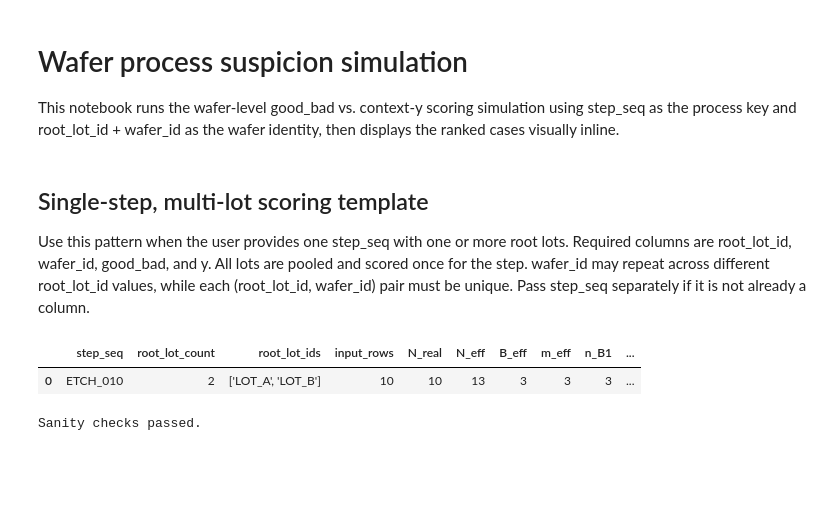
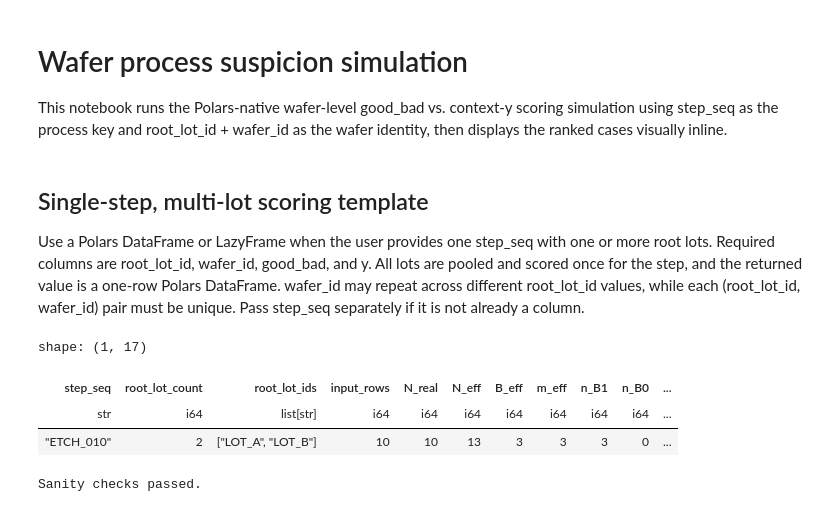
Before and after one commit to sgp105/scratch_finder, a Jupyter notebook: wafer_process_suspicion_sim.ipynb, the cells around one changed output. Drawn from its saved outputs; the diff is of its cells as text; code cells hidden in the pictures; blank space fills up the shorter version.

Commit message:
Convert scoring pipeline to Polars

```diff
--- a/wafer_process_suspicion_sim.ipynb
+++ b/wafer_process_suspicion_sim.ipynb
@@ -1,7 +1,7 @@
 # %% [markdown]
 # Wafer process suspicion simulation
 
-This notebook runs the wafer-level good_bad vs. context-y scoring simulation using step_seq as the process key and root_lot_id + wafer_id as the wafer identity, then displays the ranked cases visually inline.
+This notebook runs the Polars-native wafer-level good_bad vs. context-y scoring simulation using step_seq as the process key and root_lot_id + wafer_id as the wafer identity, then displays the ranked cases visually inline.
 # %%
 %matplotlib inline
 
@@ -24,37 +24,28 @@ from wafer_process_suspicion_sim import (
 # %% [markdown]
 ## Single-step, multi-lot scoring template
 
-Use this pattern when the user provides one step_seq with one or more root lots. Required columns are root_lot_id, wafer_id, good_bad, and y. All lots are pooled and scored once for the step. wafer_id may repeat across different root_lot_id values, while each (root_lot_id, wafer_id) pair must be unique. Pass step_seq separately if it is not already a column.
+Use a Polars DataFrame or LazyFrame when the user provides one step_seq with one or more root lots. Required columns are root_lot_id, wafer_id, good_bad, and y. All lots are pooled and scored once for the step, and the returned value is a one-row Polars DataFrame. wafer_id may repeat across different root_lot_id values, while each (root_lot_id, wafer_id) pair must be unique. Pass step_seq separately if it is not already a column.
 # %%
-user_df = pd.DataFrame(
+user_df = pl.DataFrame(
     {
         "root_lot_id": ["LOT_A"] * 5 + ["LOT_B"] * 5,
         "wafer_id": [1, 2, 3, 4, 5, 1, 2, 3, 4, 5],
         "good_bad": ["bad", "bad", "good", "good", "good", "bad", "good", "good", "good", "good"],
         "y": [1, 1, 0, 0, 0, 1, 0, 0, 0, 0],
     }
 )
 
 single_result_df = score_single_step_lot_dataframe(
     user_df,
     step_seq="ETCH_010",
-    as_dataframe=True,
 )
 
-display(
-    single_result_df[SINGLE_STEP_LOT_OUTPUT_COLUMNS].style.format(
-        {
-            "quality_real": "{:.6g}",
-            "p_tail_eff": "{:.6g}",
-            "evidence_eff": "{:.6g}",
-            "r_real": "{:.6g}",
-            "score": "{:.6g}",
-        }
-    )
-)
+display(single_result_df.select(SINGLE_STEP_LOT_OUTPUT_COLUMNS))
 # %% [output]
+shape: (1, 17)
-|  | step_seq | root_lot_count | root_lot_ids | input_rows | N_real | N_eff | B_eff | m_eff | n_B1 | ... |
-| 0 | ETCH_010 | 2 | ['LOT_A', 'LOT_B'] | 10 | 10 | 13 | 3 | 3 | 3 | ... |
+| step_seq | root_lot_count | root_lot_ids | input_rows | N_real | N_eff | B_eff | m_eff | n_B1 | n_B0 | ... |
+| str | i64 | list[str] | i64 | i64 | i64 | i64 | i64 | i64 | i64 | ... |
+| "ETCH_010" | 2 | ["LOT_A", "LOT_B"] | 10 | 10 | 13 | 3 | 3 | 3 | 0 | ... |
 # %%
 params = ScoreParams()
 sim_df = make_simulation_dataframe()
```
Also changed, not shown: parts of 3 cells of this notebook, 2 other files.
